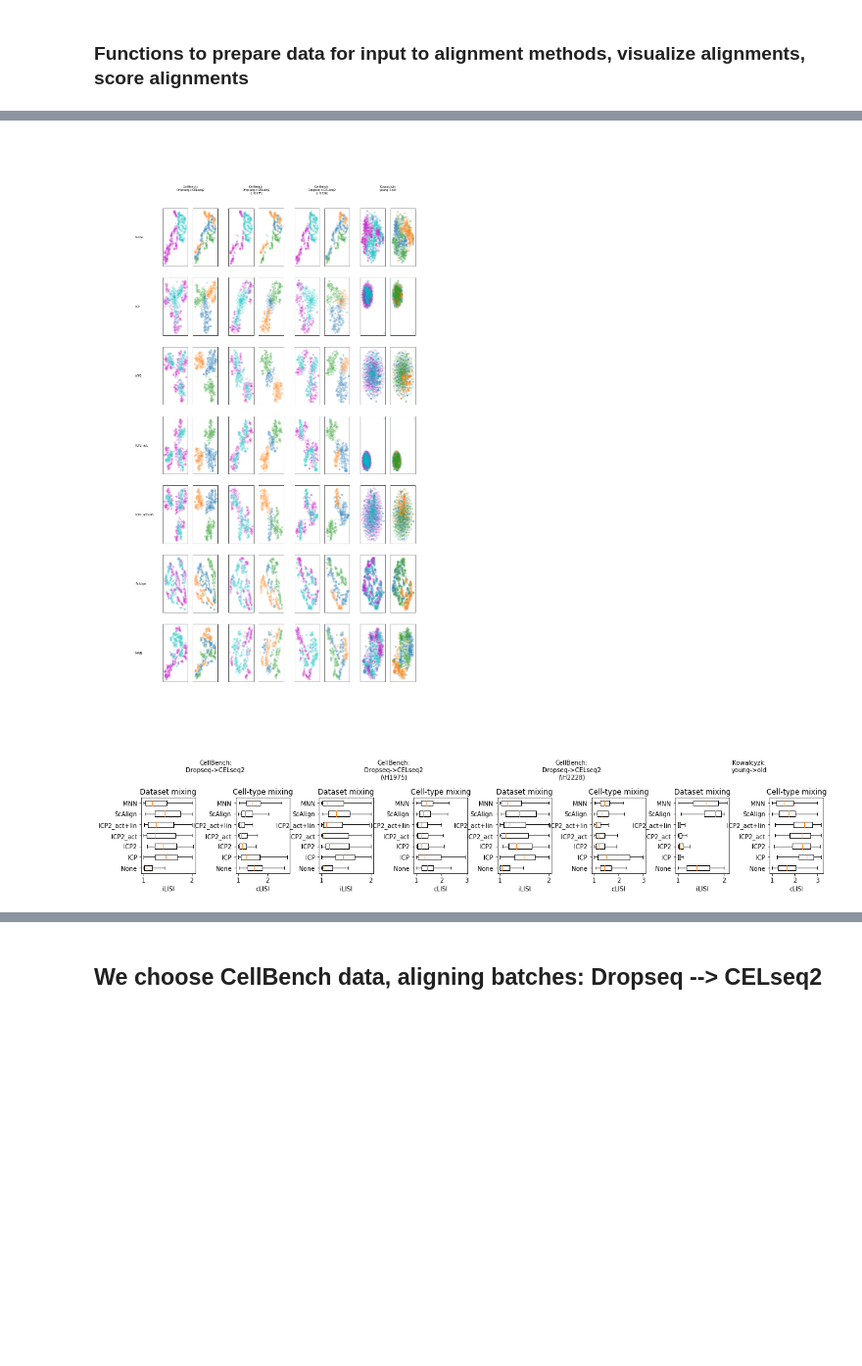
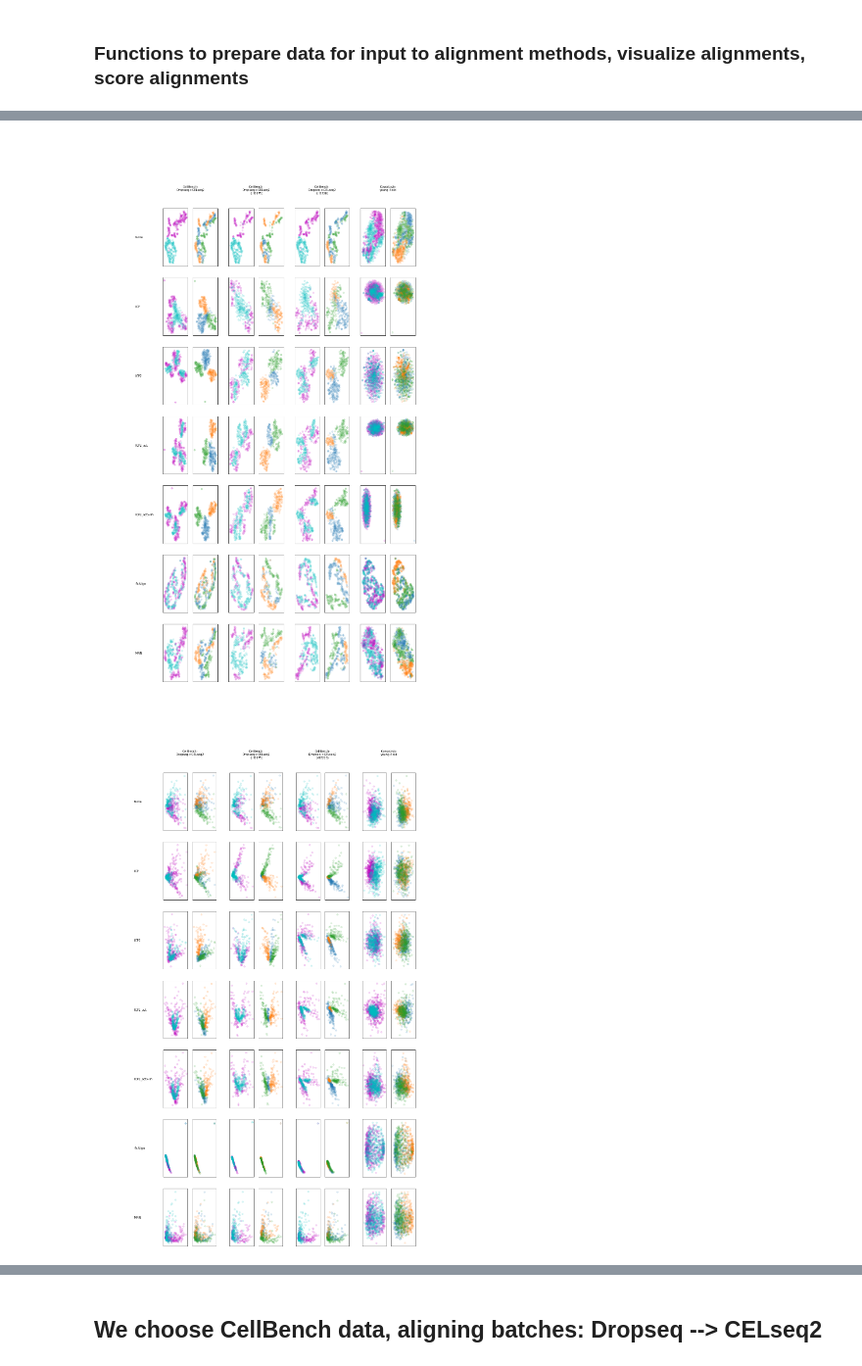
Before and after one commit to AmirAlavi/sc-alignment-benchmarking, a Jupyter notebook: data-alignment-comparisons.ipynb, the cells around one changed output, grey strips where cells are left out. Shown at 98% size. Saved outputs shown, nothing was run; the diff lists cells and outputs as text; code cells hidden in the pictures; blank space fills up the shorter version.

Commit message:
Added PCA visualization to comparison

```diff
--- a/data-alignment-comparisons.ipynb
+++ b/data-alignment-comparisons.ipynb
@@ -285,7 +285,7 @@ def compute_lisi(A, B, combined_meta, batch_key, cell_type_key, aligner_fcn, per
     return metrics.lisi2(X, combined_meta, [batch_key, cell_type_key], perplexity=perplexity)
 # %%
 def plot_lisi(lisi_dfs, method_names, alignment_task, fig, figure_grid, i, j):
-    sub_grid = figure_grid[i,j].subgridspec(1, 2, wspace=0.75)
+    sub_grid = figure_grid[i,j].subgridspec(1, 2, wspace=0.9)
     ilisi_ax = plt.Subplot(fig, sub_grid[0])
     ilisi_ax.set_title('Dataset mixing')
     lisi_data = [df[alignment_task.batch_key].values for df in lisi_dfs]
@@ -361,11 +361,23 @@ plot_scaler = 5
 fig = plt.figure(figsize=(plot_scaler*len(alignment_tasks), plot_scaler*len(methods)), constrained_layout=False)
 outer_grid = fig.add_gridspec(len(methods) + 1, len(alignment_tasks) + 1)
 
+pca_fig = plt.figure(figsize=(plot_scaler*len(alignment_tasks), plot_scaler*len(methods)), constrained_layout=False)
+pca_outer_grid = pca_fig.add_gridspec(len(methods) + 1, len(alignment_tasks) + 1, wspace=0.25)
+
 lisi_fig = plt.figure(figsize=(plot_scaler*len(alignment_tasks), plot_scaler), constrained_layout=False)
 lisi_outer_grid = lisi_fig.add_gridspec(2, len(alignment_tasks))
 
 for i, task in enumerate(alignment_tasks):
     ax = fig.add_subplot(outer_grid[0, i + 1])
+    ax.text(0.5, 0.2, task.as_title(), va="top", ha="center")
+    ax.spines['right'].set_visible(False)
+    ax.spines['top'].set_visible(False)
+    ax.spines['bottom'].set_visible(False)
+    ax.spines['left'].set_visible(False)
+    ax.set_xticks([])
+    ax.set_yticks([])
+
+    ax = pca_fig.add_subplot(pca_outer_grid[0, i + 1])
     ax.text(0.5, 0.2, task.as_title(), va="top", ha="center")
     ax.spines['right'].set_visible(False)
     ax.spines['top'].set_visible(False)
@@ -395,6 +407,17 @@ for i, method in enumerate(methods):
     ax.set_xticks([])
     ax.set_yticks([])
 
+    ax = pca_fig.add_subplot(pca_outer_grid[i+1, 0])
+    if method is None:
+        method = 'none'
+    ax.text(0.7, 0.5, method, va="center", ha="left")
+    ax.spines['right'].set_visible(False)
+    ax.spines['top'].set_visible(False)
+    ax.spines['bottom'].set_visible(False)
+    ax.spines['left'].set_visible(False)
+    ax.set_xticks([])
+    ax.set_yticks([])
+
 for j, task in enumerate(alignment_tasks):
     print(task)
     if task.leave_out_ct is not None:
@@ -410,6 +433,7 @@ for j, task in enumerate(alignment_tasks):
         method_key = '{}_aligned'.format(method)
         if method == 'None':
             plot_embedding(task_adata, 'TSNE', task, fig, outer_grid, i+1, j+1)
+            plot_embedding(task_adata, 'PCA', task, pca_fig, pca_outer_grid, i+1, j+1)
             lisi_scores.append(metrics.lisi2(task_adata.obsm['PCA'], task_adata.obs, [task.batch_key, task.ct_key], perplexity=30))
         elif method == 'ICP' or method == 'ICP2' or method=='ICP2_act' or method == 'ICP2_act+lin':
             A, B, type_index_dict, combined_meta = get_source_target(datasets, task.ds_key,
@@ -445,7 +469,9 @@ for j, task in enumerate(alignment_tasks):
             task_adata.obsm[method_key][b_idx, :] = B
             #lisi_scores.append(metrics.lisi2(task_adata.obsm[method_key], task_adata.obs, [task.batch_key, task.ct_key], perplexity=30)
             task_adata.obsm[method_key+'_TSNE'] = TSNE(n_components=2).fit_transform(task_adata.obsm[method_key])
+            task_adata.obsm[method_key+'_PCA'] = PCA(n_components=2).fit_transform(task_adata.obsm[method_key])
             plot_embedding(task_adata, method_key+'_TSNE', task, fig, outer_grid, i+1, j+1)
+            plot_embedding(task_adata, method_key+'_PCA', task, pca_fig, pca_outer_grid, i+1, j+1)
             lisi_scores.append(metrics.lisi2(task_adata.obsm[method_key], task_adata.obs, [task.batch_key, task.ct_key], perplexity=30))
         elif method == 'ScAlign':
             #idx = (datasets['CellBench'].obs['cell_line_demuxlet'] == 'H2228') & (datasets['CellBench'].obs['protocol'] == 'CELseq2')
@@ -467,6 +493,8 @@ for j, task in enumerate(alignment_tasks):
             print('Trained encoder saved to: {}'.format(sc_align.trained_encoder_path_))
             task_adata.obsm[method_key] = sc_align.encode(task_adata.obsm['PCA'])
             task_adata.obsm[method_key+'_TSNE'] = TSNE(n_components=2).fit_transform(task_adata.obsm[method_key])
+            task_adata.obsm[method_key+'_PCA'] = PCA(n_components=2).fit_transform(task_adata.obsm[method_key])
+            plot_embedding(task_adata, method_key+'_PCA', task, pca_fig, pca_outer_grid, i+1, j+1)
             plot_embedding(task_adata, method_key+'_TSNE', task, fig, outer_grid, i+1, j+1)
             lisi_scores.append(metrics.lisi2(task_adata.obsm[method_key], task_adata.obs, [task.batch_key, task.ct_key], perplexity=30))
         elif method == 'MNN':
@@ -485,11 +513,17 @@ for j, task in enumerate(alignment_tasks):
             task_adata.obsm[method_key][np.where(A_idx)[0]] = corrected[0].X[:mnn_adata_A.shape[0]]
             task_adata.obsm[method_key][np.where(B_idx)[0]] = corrected[0].X[mnn_adata_A.shape[0]:]
             task_adata.obsm[method_key+'_TSNE'] = TSNE(n_components=2).fit_transform(task_adata.obsm[method_key])
+            task_adata.obsm[method_key+'_PCA'] = PCA(n_components=2).fit_transform(task_adata.obsm[method_key])
+            plot_embedding(task_adata, method_key+'_PCA', task, pca_fig, pca_outer_grid, i+1, j+1)
             plot_embedding(task_adata, method_key+'_TSNE', task, fig, outer_grid, i+1, j+1)
             lisi_scores.append(metrics.lisi2(task_adata.obsm[method_key], task_adata.obs, [task.batch_key, task.ct_key], perplexity=30))
     plot_lisi(lisi_scores, methods, task, lisi_fig, lisi_outer_grid, 1, j)
-fig.savefig('comparison.pdf')
+fig.savefig('comparison_tsne.pdf')
+fig.savefig('comparison_tsne.png')
+pca_fig.savefig('comparison_tsne.pdf')
+pca_fig.savefig('comparison_tsne.png')
 lisi_fig.savefig('comparison_scores.pdf')
+lisi_fig.savefig('comparison_scores.png')
 
 # all_axes = fig.get_axes()
 # print(len(all_axes))
@@ -514,6 +548,6 @@ CellBench:Dropseq->CELseq2
   Applying correction...
 MNN correction complete. Gathering output...
 Packing AnnData object...
 Done.
-[figure, old version]
+[figure, new version]
-[figure, old version]
+[figure, new version]
```
Also changed, not shown: parts of 3 cells of this notebook.
